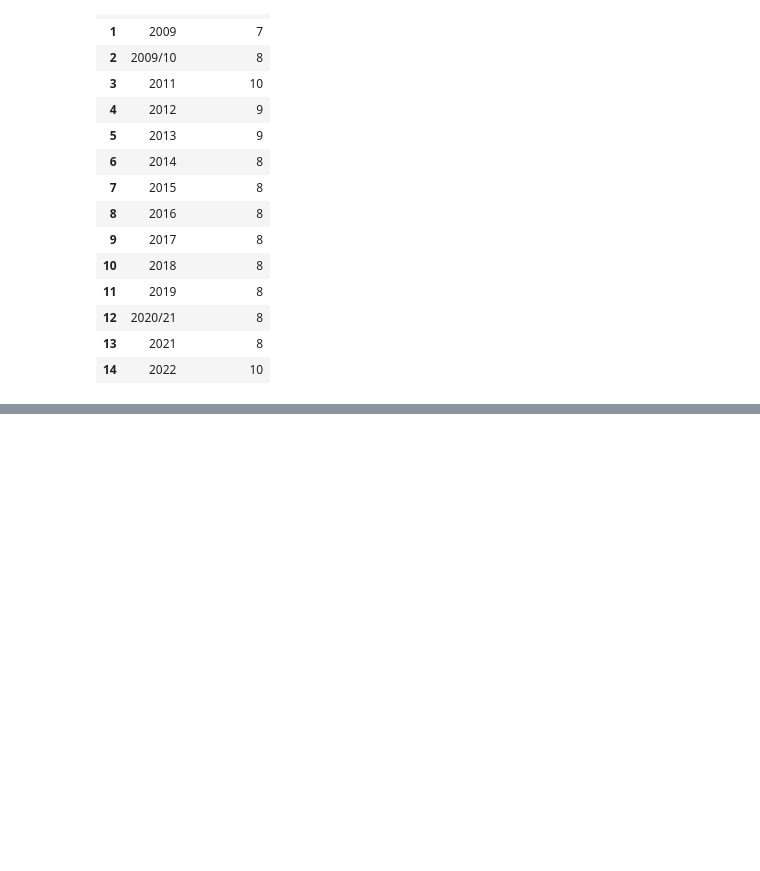
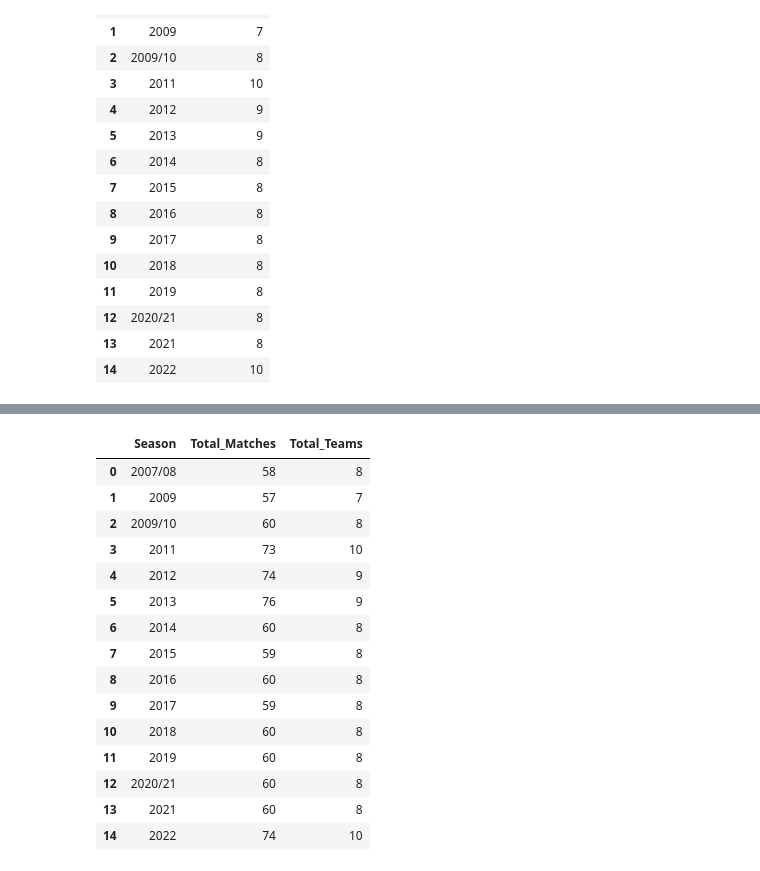
Before and after one commit to AnkitDogra-07/Data-Analysis, a Jupyter notebook: Python/Analysis/Project-1/notebook-test2.ipynb, the cells around one changed output, grey strips where cells are left out. Cells and saved outputs as stored; diff of their text form; code cells hidden in the pictures; blank space fills up the shorter version.

```diff
--- a/Python/Analysis/Project-1/notebook-test2.ipynb
+++ b/Python/Analysis/Project-1/notebook-test2.ipynb
@@ -74,7 +73,8 @@ grp_df_season
 | 2021 | 8 |
 | 2022 | 10 |
 # %%
-grp_df_season.rename(columns = {'Team1':'Total_Teams'}).reset_index()
+grp_df_season = grp_df_season.rename(columns = {'Team1':'Total_Teams'}).reset_index()
+grp_df_season
 # %% [output]
 |  | Season | Total_Teams |
 | 0 | 2007/08 | 8 |
@@ -92,3 +92,7 @@ grp_df_season.rename(columns = {'Team1':'Total_Teams'}).reset_index()
 | 12 | 2020/21 | 8 |
 | 13 | 2021 | 8 |
 | 14 | 2022 | 10 |
+# %%
+grp_df_matches = df.groupby(['Season'])['MatchNumber'].agg('count')
+grp_df_matches = pd.DataFrame(grp_df_matches)
+grp_df_matches
@@ -94,0 +117,3 @@ grp_df_season.rename(columns = {'Team1':'Total_Teams'}).reset_index()
+# %%
+grp_df_matches = grp_df_matches.rename(columns = {'MatchNumber':'Total_Matches'}).reset_index()
+grp_df_matches
@@ -94,0 +156,20 @@ grp_df_season.rename(columns = {'Team1':'Total_Teams'}).reset_index()
+# %%
+new_df = pd.merge(left=grp_df_matches, right=grp_df_season, how='left', left_on='Season', right_on='Season')
+new_df
+# %% [output]
+|  | Season | Total_Matches | Total_Teams |
+| 0 | 2007/08 | 58 | 8 |
+| 1 | 2009 | 57 | 7 |
+| 2 | 2009/10 | 60 | 8 |
+| 3 | 2011 | 73 | 10 |
+| 4 | 2012 | 74 | 9 |
+| 5 | 2013 | 76 | 9 |
+| 6 | 2014 | 60 | 8 |
+| 7 | 2015 | 59 | 8 |
+| 8 | 2016 | 60 | 8 |
+| 9 | 2017 | 59 | 8 |
+| 10 | 2018 | 60 | 8 |
+| 11 | 2019 | 60 | 8 |
+| 12 | 2020/21 | 60 | 8 |
+| 13 | 2021 | 60 | 8 |
+| 14 | 2022 | 74 | 10 |
```
Also changed, not shown: parts of 4 cells of this notebook.
